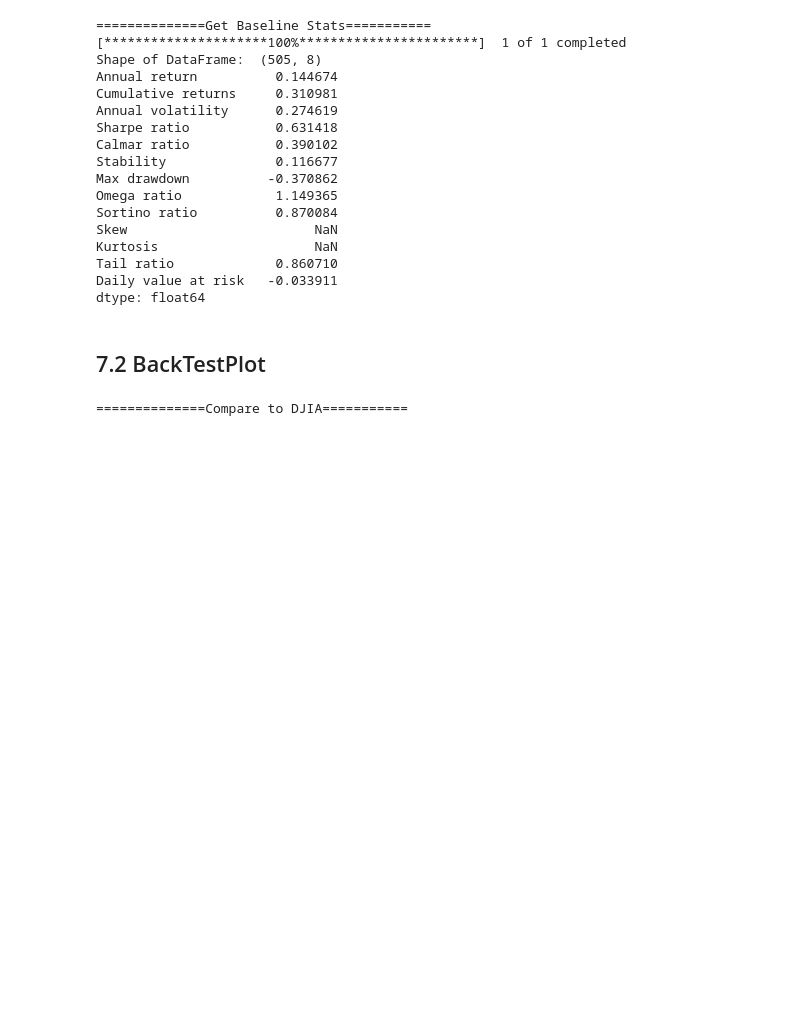
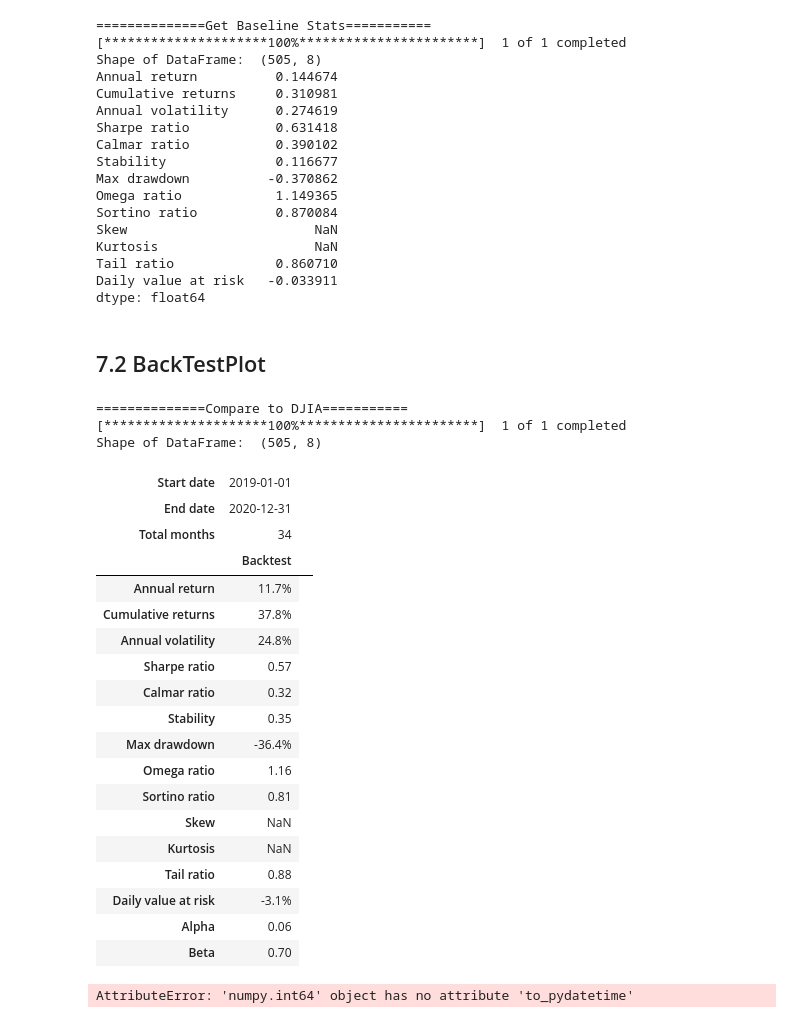
Before and after one commit to AI4Finance-Foundation/FinRL, a Jupyter notebook: tutorials/1-Introduction/Stock_Fundamental.ipynb, the cells around one changed output. Drawn from its saved outputs; the diff is of its cells as text; code cells hidden in the pictures; blank space fills up the shorter version.

```diff
--- a/tutorials/1-Introduction/Stock_Fundamental.ipynb
+++ b/tutorials/1-Introduction/Stock_Fundamental.ipynb
@@ -1345,38 +1445,60 @@ dtype: float64
 # %%
 print("==============Compare to DJIA===========")
 %matplotlib inline
 # S&P 500: ^GSPC
 # Dow Jones Index: ^DJI
 # NASDAQ 100: ^NDX
 
 if if_using_ppo:
   backtest_plot(df_account_value_ppo,
               baseline_ticker = '^DJI',
               baseline_start = TEST_START_DATE,
               baseline_end = TEST_END_DATE)
 
-# if if_using_ddpg:
-#   backtest_plot(df_account_value_ddpg,
-#               baseline_ticker = '^DJI',
-#               baseline_start = TEST_START_DATE,
-#               baseline_end = TEST_END_DATE)
-#
-# if if_using_a2c:
-#   backtest_plot(df_account_value_a2c,
-#               baseline_ticker = '^DJI',
-#               baseline_start = TEST_START_DATE,
-#               baseline_end = TEST_END_DATE)
-#
-# if if_using_td3:
-#   backtest_plot(df_account_value_td3,
-#               baseline_ticker = '^DJI',
-#               baseline_start = TEST_START_DATE,
-#               baseline_end = TEST_END_DATE)
-#
-# if if_using_sac:
-#   backtest_plot(df_account_value_sac,
-#               baseline_ticker = '^DJI',
-#               baseline_start = TEST_START_DATE,
-#               baseline_end = TEST_END_DATE)
+if if_using_ddpg:
+  backtest_plot(df_account_value_ddpg,
+              baseline_ticker = '^DJI',
+              baseline_start = TEST_START_DATE,
+              baseline_end = TEST_END_DATE)
+
+if if_using_a2c:
+  backtest_plot(df_account_value_a2c,
+              baseline_ticker = '^DJI',
+              baseline_start = TEST_START_DATE,
+              baseline_end = TEST_END_DATE)
+
+if if_using_td3:
+  backtest_plot(df_account_value_td3,
+              baseline_ticker = '^DJI',
+              baseline_start = TEST_START_DATE,
+              baseline_end = TEST_END_DATE)
+
+if if_using_sac:
+  backtest_plot(df_account_value_sac,
+              baseline_ticker = '^DJI',
+              baseline_start = TEST_START_DATE,
+              baseline_end = TEST_END_DATE)
 # %% [output]
 ==============Compare to DJIA===========
+[*********************100%***********************]  1 of 1 completed
+Shape of DataFrame:  (505, 8)
+| Start date | 2019-01-01 |  |
+| End date | 2020-12-31 |  |
+| Total months | 34 |  |
+|  | Backtest |
+| Annual return | 11.7% |
+| Cumulative returns | 37.8% |
+| Annual volatility | 24.8% |
+| Sharpe ratio | 0.57 |
+| Calmar ratio | 0.32 |
+| Stability | 0.35 |
+| Max drawdown | -36.4% |
+| Omega ratio | 1.16 |
+| Sortino ratio | 0.81 |
+| Skew | NaN |
+| Kurtosis | NaN |
+| Tail ratio | 0.88 |
+| Daily value at risk | -3.1% |
+| Alpha | 0.06 |
+| Beta | 0.70 |
+AttributeError: 'numpy.int64' object has no attribute 'to_pydatetime'
```
Also changed, not shown: parts of 23 cells of this notebook.
